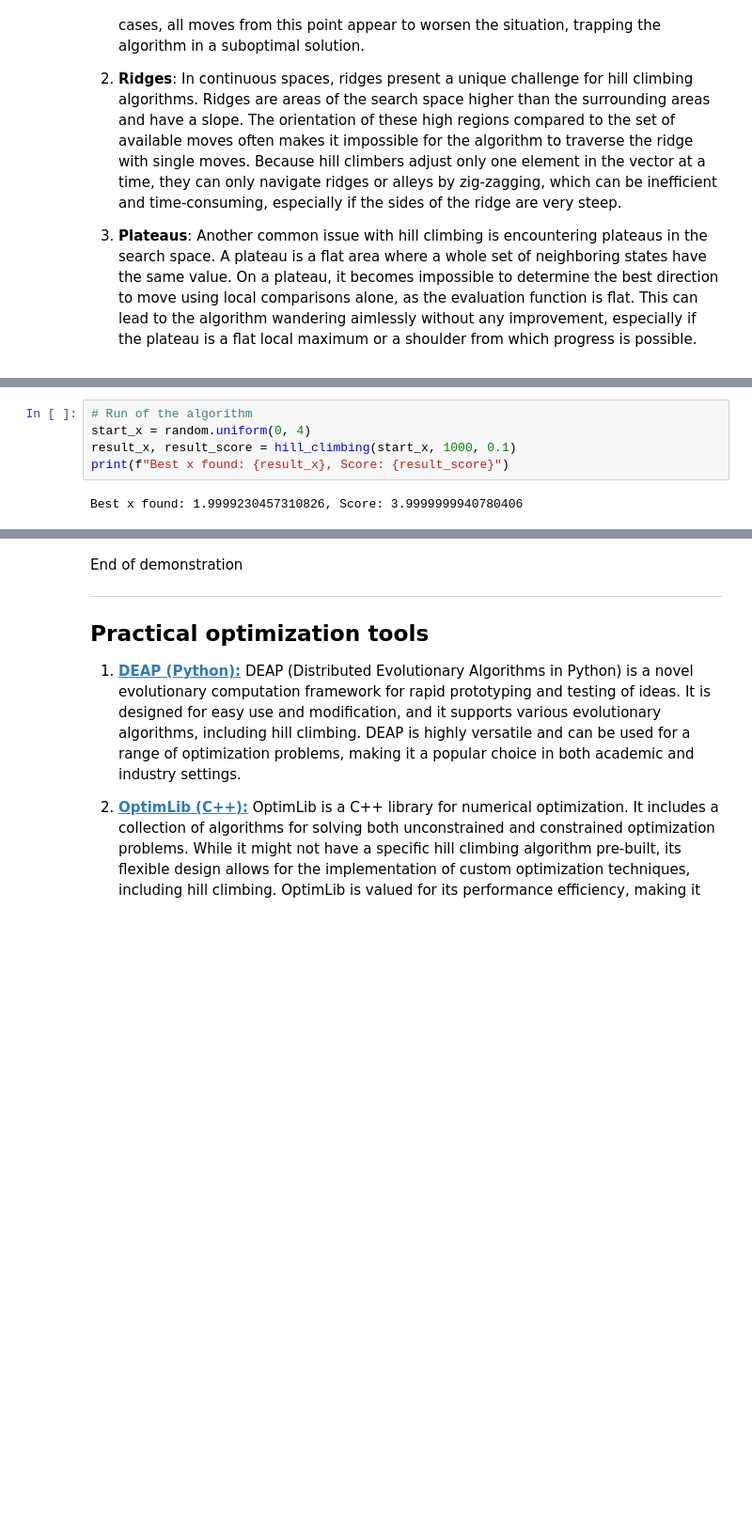
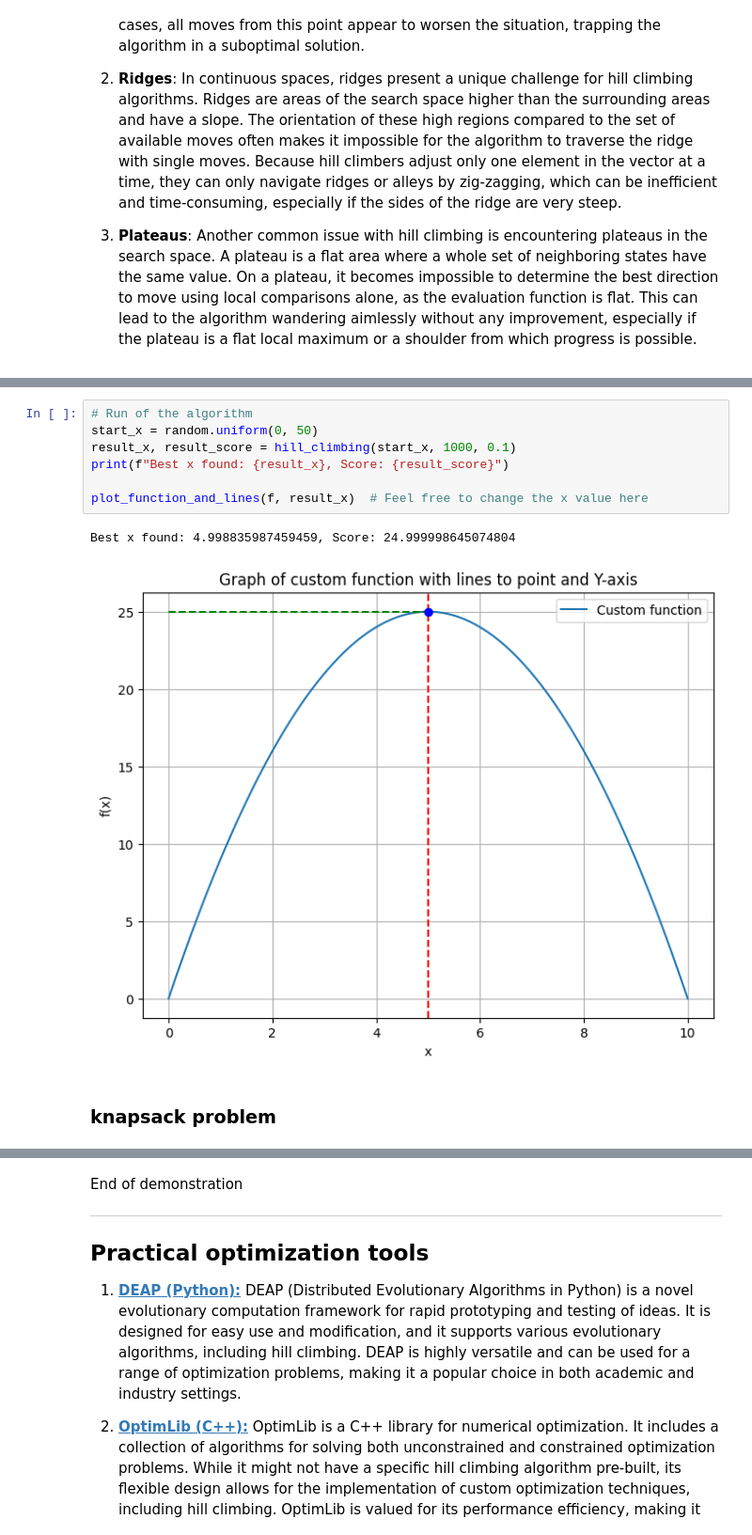
Before and after one commit to MaloLM/optimization-algorithms-guide, a Jupyter notebook: algorithms/stochastic optimization/Hill climbing.ipynb, the cells around one changed output, grey strips where cells are left out. Shown: that part at 94% size. Saved outputs shown, nothing was run; the diff lists cells and outputs as text; blank space fills up the shorter version.

```diff
--- a/algorithms/stochastic optimization/Hill climbing.ipynb
+++ b/algorithms/stochastic optimization/Hill climbing.ipynb
@@ -101,7 +136,12 @@ def hill_climbing(start_x, iterations, step_size):
 # %%
 # Run of the algorithm
-start_x = random.uniform(0, 4)
+start_x = random.uniform(0, 50)
 result_x, result_score = hill_climbing(start_x, 1000, 0.1)
 print(f"Best x found: {result_x}, Score: {result_score}")
+
+plot_function_and_lines(f, result_x)  # Feel free to change the x value here
 # %% [output]
-Best x found: 1.9999230457310826, Score: 3.9999999940780406
+Best x found: 4.998835987459459, Score: 24.999998645074804
+[figure, added]
+# %% [markdown]
+### knapsack problem
```
Also changed, not shown: parts of 7 cells of this notebook, 30 other files.
